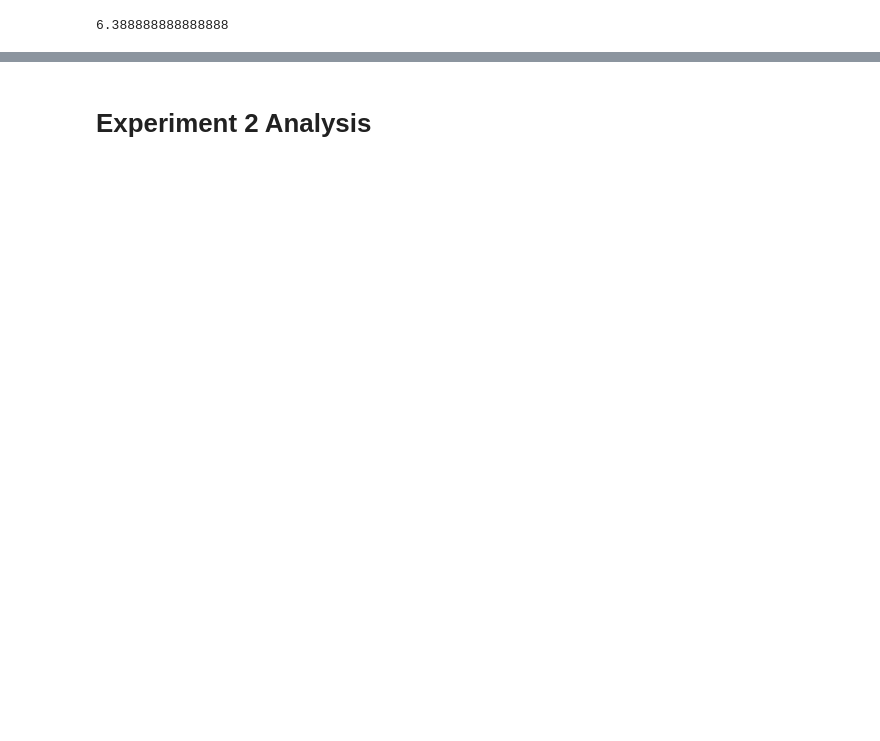
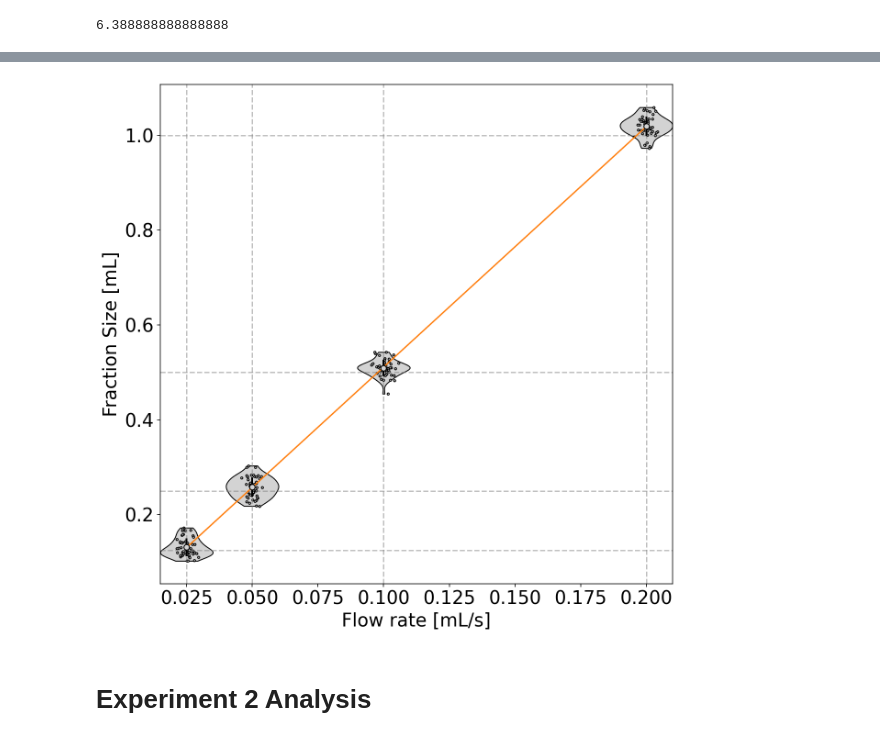
Before and after one commit to pachterlab/colosseum, a Jupyter notebook: analysis/figures.ipynb, the cells around one changed output, grey strips where cells are left out. Saved outputs shown, nothing was run; the diff lists cells and outputs as text; code cells hidden in the pictures; blank space fills up the shorter version.

Commit message:
clean up figures

```diff
--- a/analysis/figures.ipynb
+++ b/analysis/figures.ipynb
@@ -239,0 +200,8 @@ fig.show()
+# %%
+lens = obs.apply(lambda x: len(x)).values
+X = np.repeat(obs.index.values, lens)
+XX = sm.add_constant(X)
+
+Y = np.concatenate(obs.values)
+# %%
+ols = sm.OLS(Y, XX).fit()
@@ -240,3 +228,50 @@ fig.show()
+# %%
+fig, ax = plt.subplots(figsize=(10, 10))
+
+parts = ax.violinplot(obs.values, conditions, widths=0.02,
+                      showmeans=False, showextrema=False, showmedians=False,
+                      bw_method='silverman')
+for idx, condish in enumerate(conditions):
+    x = np.random.normal(condish, 0.002, size=len(obs.values[idx]))
+    ax.scatter(x, obs.values[idx], s=5, color="white", edgecolor="black", linewidth=1)
+
+# Means
+mean  = np.array([i.mean() for i in obs.values])
+stdev = np.array([np.sqrt(np.var(i)) for i in obs.values])
+ax.scatter(conditions, mean, color="lightgrey", edgecolor="black", linewidth=1, zorder=10)
+ax.vlines(conditions, mean - stdev, mean+stdev, color='black', linestyle='-', lw=2, zorder=9)
+
+for pc in parts['bodies']:
+    pc.set_facecolor('lightgrey')
+    pc.set_edgecolor('black')
+    pc.set_alpha(1)
+
+ax.axhline(y=0.125, color ='grey', alpha=0.5, linestyle="--")
+ax.axvline(x=0.025, color ='grey', alpha=0.5, linestyle="--")
+
+ax.axhline(y=0.250, color ='grey', alpha=0.5, linestyle="--")
+ax.axvline(x=0.050, color ='grey', alpha=0.5, linestyle="--")
+
+ax.axhline(y=0.500, color ='grey', alpha=0.5, linestyle="--")
+ax.axvline(x=0.100, color ='grey', alpha=0.5, linestyle="--")
+
+ax.axhline(y=1.000, color='grey', alpha=0.5, linestyle="--")
+ax.axvline(x=0.2000, color='grey', alpha=0.5, linestyle="--")
+
+x = np.array([conditions.min(), conditions.max()])
+ax.plot(x, ols.params[0]+ols.params[1]*x)
+
+ax.set_xlim(0.015, 0.21)
+
+ax.set(**{
+    "xlabel": "Flow rate [mL/s]",
+    "ylabel": "Fraction Size [mL]"
+})
+# plt.savefig("../figures/fraction_flowrate.pdf", bbox_inches='tight')
+# plt.savefig("../figures/fraction_flowrate.png", bbox_inches='tight', dpi=100)
+fig.show()
+# %% [output]
+[figure, added]
 # %% [markdown]
 # Experiment 2 Analysis
 # %%
```
Also changed, not shown: parts of 12 cells of this notebook.
